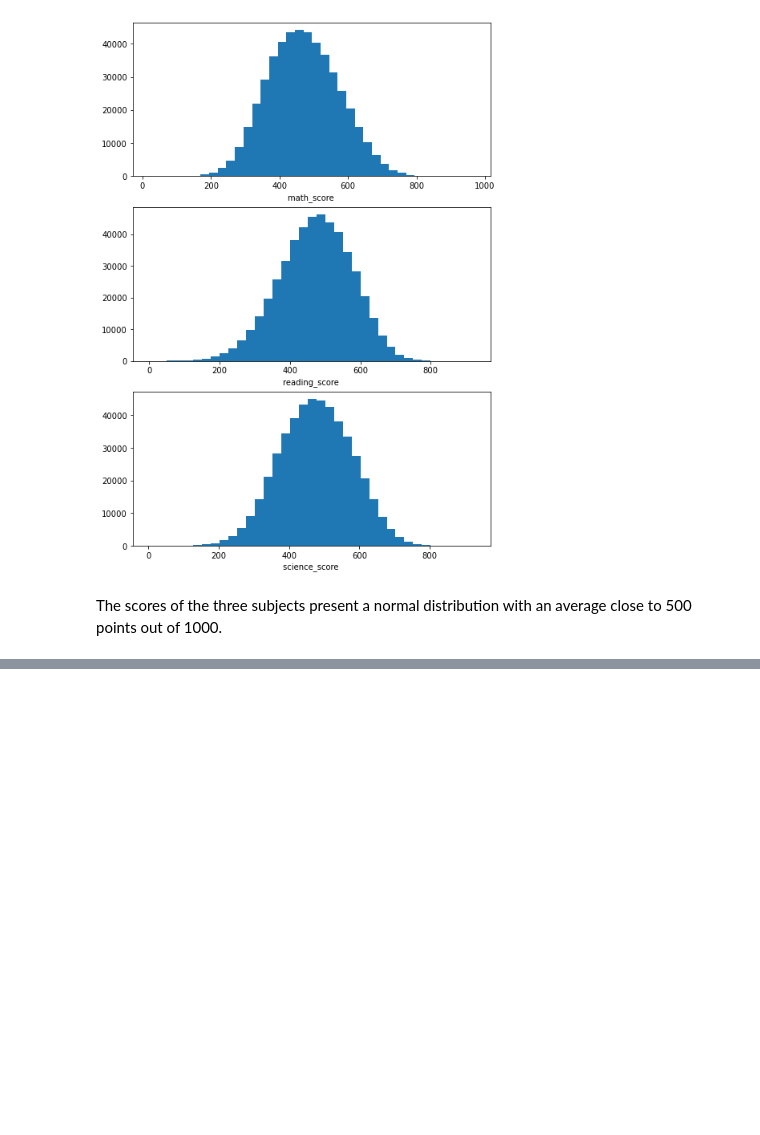
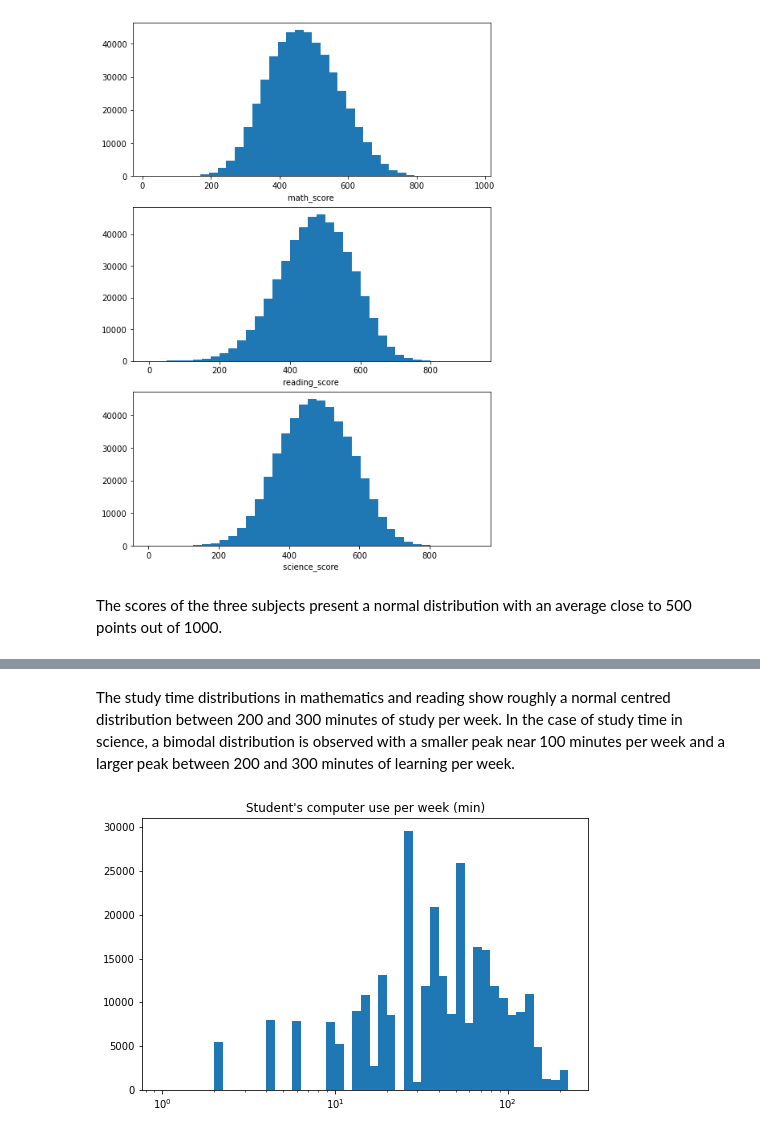
Before and after one commit to rubenvf/Comunicate-PISA-Findings, a Jupyter notebook: pisa_exploration.ipynb, the cells around one changed output, grey strips where cells are left out. Saved outputs shown, nothing was run; the diff lists cells and outputs as text; code cells hidden in the pictures; blank space fills up the shorter version.

```diff
--- a/pisa_exploration.ipynb
+++ b/pisa_exploration.ipynb
@@ -143,0 +145,12 @@ array([-3.62, -2.37, -1.12,  0.13,  1.38,  2.63])
+# %% [markdown]
+The study time distributions in mathematics and reading show roughly a normal centred distribution between 200 and 300 minutes of study per week. In the case of study time in science, a bimodal distribution is observed with a smaller peak near 100 minutes per week and a larger peak between 200 and 300 minutes of learning per week.
+# %%
+#Computer use
+plt.figure(figsize=[8, 5])
+bin_size = 10
+bins = 10 ** np.arange(np.nanmin(df['time_computer_use']), np.log10(df['time_computer_use'].max())+log_bin_size, log_bin_size)
+plt.hist(data = df, x = 'time_computer_use', bins = bins);
+plt.xscale('log')
+plt.title("Student's computer use per week (min)");
+# %% [output]
+[figure, added]
```
Also changed, not shown: parts of 20 cells of this notebook.
